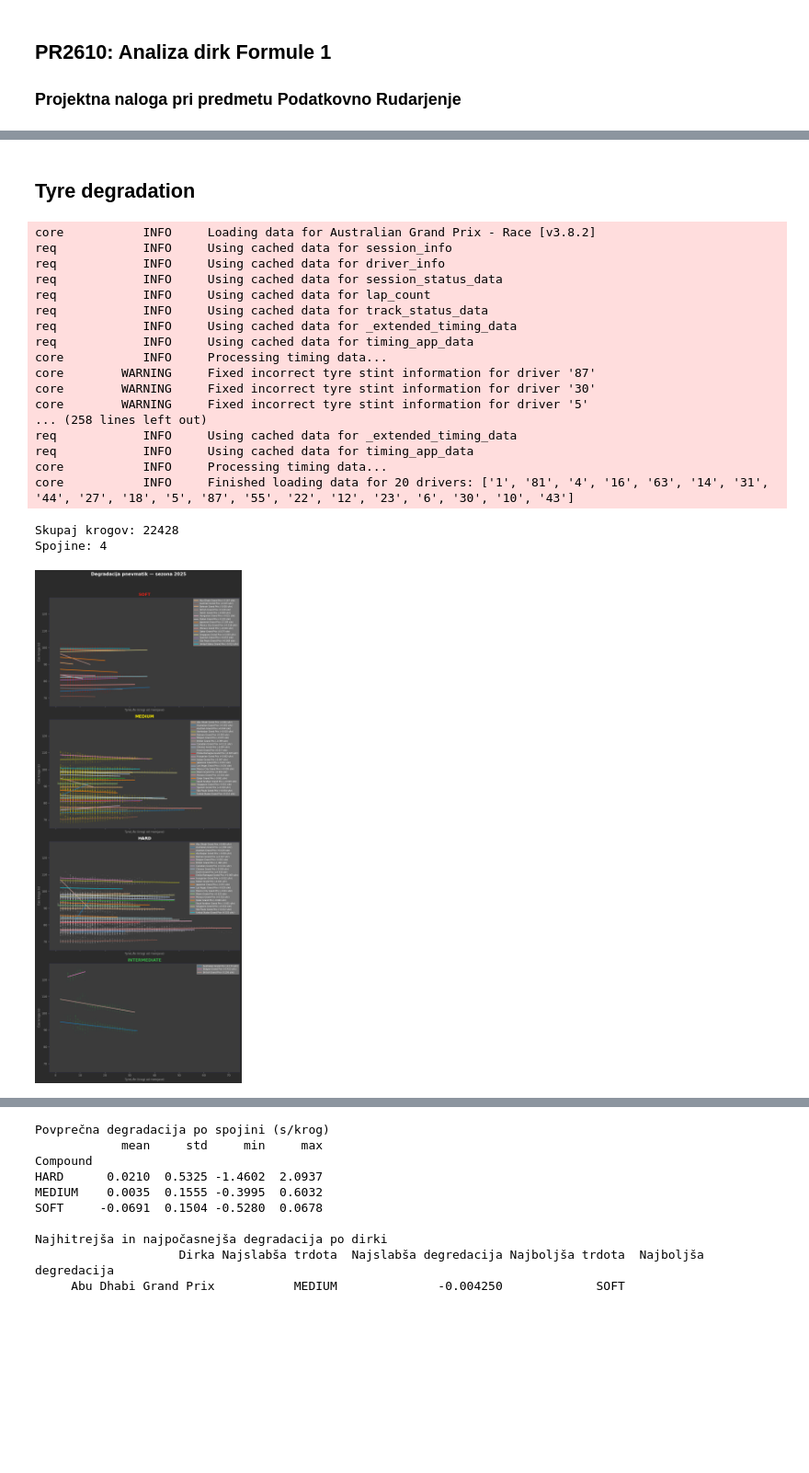
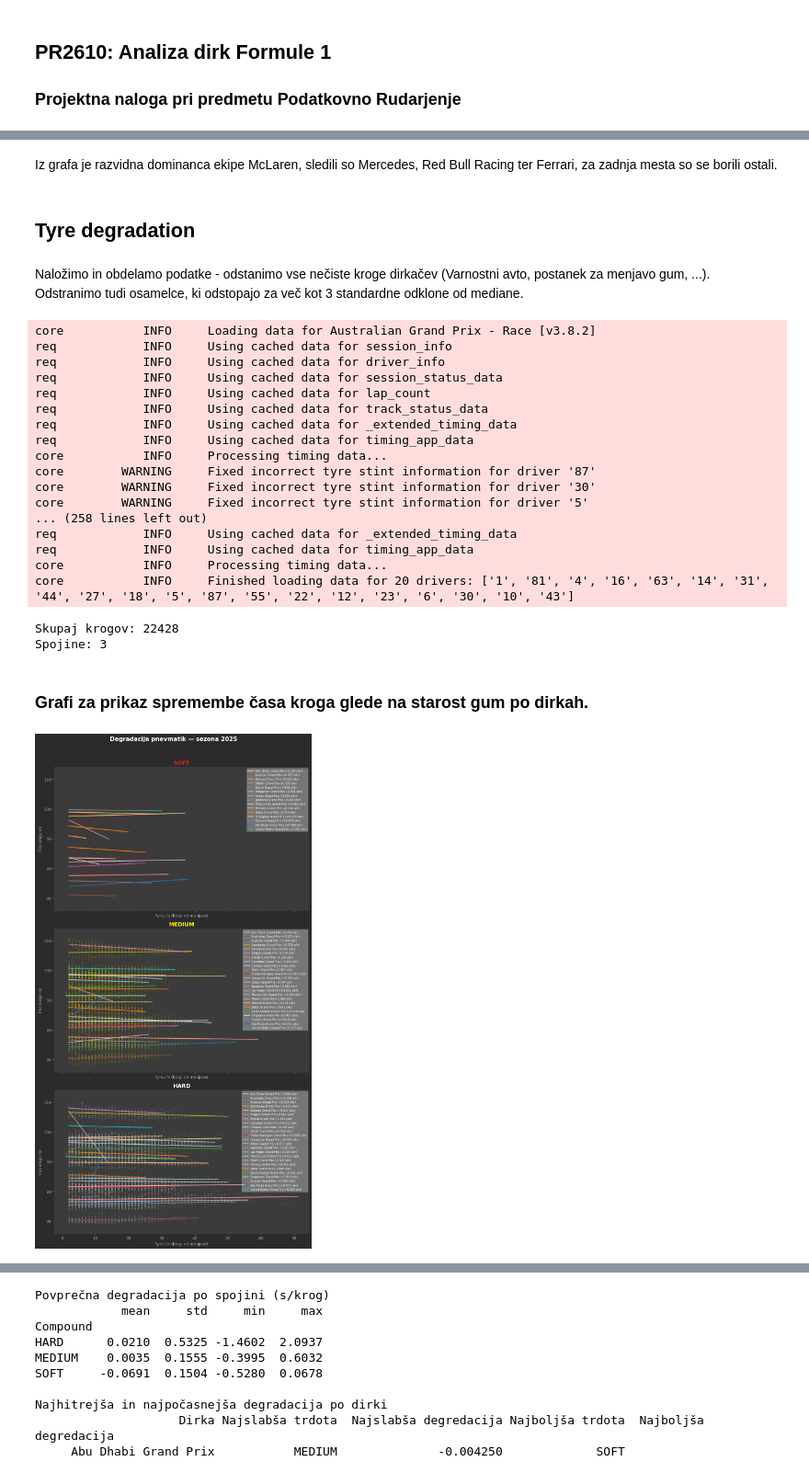
Before and after one commit to matic-zakelj/PR2610, a Jupyter notebook: f1.ipynb, the cells around one changed output, grey strips where cells are left out. Shown at 92% size. Cells and saved outputs as stored; diff of their text form; code cells hidden in the pictures; blank space fills up the shorter version.

```diff
--- a/f1.ipynb
+++ b/f1.ipynb
@@ -42,7 +44,13 @@ COMPOUND_COLORS = {
     'INTERMEDIATE':  '#39B54A',
     'WET':    '#0067FF',
 }
-MIN_LAPS_FOR_FIT = 10    # najmanjše število krogov za regresijsko premico
+PRIMARY_TYRES = ['SOFT', 'MEDIUM', 'HARD']
+ALL_TYRES = ['SOFT','MEDIUM', 'HARD', 'INTERMEDIATE', 'WET']
+DRY_LAPS_ONLY = True # ali zelimo primerjati samo suhe ali pa vse
+CHOSEN_TYRES = (PRIMARY_TYRES if DRY_LAPS_ONLY else ALL_TYRES)
+
+
+MIN_LAPS_FOR_FIT = 5    # najmanjše število krogov za regresijsko premico
 
 COLORS = plt.cm.tab20.colors  # ali 'tab20' za več dirk 'tab10' za manj
 RACE_COLORS = {race: COLORS[i % len(COLORS)] for i, race in enumerate(RACES)}
@@ -119,5 +137,9 @@ req            INFO     Using cached data for driver_info
+# %% [markdown]
+Iz grafa je razvidna dominanca ekipe McLaren, sledili so Mercedes, Red Bull Racing ter Ferrari, za zadnja mesta so se borili ostali.
 # %% [markdown]
 ## Tyre degradation
+# %% [markdown]
+Naložimo in obdelamo podatke - odstanimo vse nečiste kroge dirkačev (Varnostni avto, postanek za menjavo gum, ...). Odstranimo tudi osamelce, ki odstopajo za več kot 3 standardne odklone od mediane.
 # %%
 
 # Funkcije
@@ -151,6 +173,7 @@ def load_race_laps(season: int, race_name: str) -> pd.DataFrame:
             'Compound', 'TyreLife', 'LapTime_s']
     return laps[[c for c in keep if c in laps.columns]].dropna(subset=['LapTime_s', 'TyreLife'])
 
+# Naredimo regresijsko premico
 def degradation_slope(group: pd.DataFrame) -> float:
     """Vrne naklon linearne regresije LapTime/TyreLife (s/krog)."""
     if len(group) < MIN_LAPS_FOR_FIT:
@@ -176,14 +199,13 @@ laps_all = pd.concat(all_laps, ignore_index=True)
 if DRIVERS:
     laps_all = laps_all[laps_all['Driver'].isin(DRIVERS)]
 
-unique_tyres_num = len(laps_all['Compound'].unique())
+
+# Ohrani samo osnovne (brez INT/WET ko ni dež)
+laps_dry = laps_all[laps_all['Compound'].isin(CHOSEN_TYRES)].copy()
+
+unique_tyres_num = len(laps_dry['Compound'].unique())
 print(f"\nSkupaj krogov: {len(laps_all)}")
 print(f"Spojine: {unique_tyres_num}")
-
-# Ohrani samo osnovne (brez INT/WET ko ni dež)
-PRIMARY = ['SOFT', 'MEDIUM', 'HARD']
-ALL_TYRES = ['SOFT','MEDIUM', 'HARD', 'INTERMEDIATE', 'WET']
-laps_dry = laps_all[laps_all['Compound'].isin(ALL_TYRES)].copy()
 # %% [output]
 core           INFO     Loading data for Australian Grand Prix - Race [v3.8.2]
 req            INFO     Using cached data for session_info
@@ -203,12 +225,14 @@ req            INFO     Using cached data for timing_app_data
 core           INFO     Processing timing data...
 core           INFO     Finished loading data for 20 drivers: ['1', '81', '4', '16', '63', '14', '31', '44', '27', '18', '5', '87', '55', '22', '12', '23', '6', '30', '10', '43']
 Skupaj krogov: 22428
-Spojine: 4
+Spojine: 3
+# %% [markdown]
+### Grafi za prikaz spremembe časa kroga glede na starost gum po dirkah.
 # %%
 # Graf 1: Degradacija po spojini (vse dirke skupaj)
 fig, axes = plt.subplots( unique_tyres_num,1, figsize=(10, 6 * unique_tyres_num), sharey=True, sharex=True)
 
-for ax, compound in zip(axes, ALL_TYRES):
+for ax, compound in zip(axes,CHOSEN_TYRES):
     data = laps_dry[laps_dry['Compound'] == compound]
     color = COMPOUND_COLORS[compound]
     text_color = '#1a1a2e' if compound == 'HARD' else color
@@ -222,31 +246,31 @@ for ax, compound in zip(axes, ALL_TYRES):
         if len(rdf) < MIN_LAPS_FOR_FIT:
             continue
         x = rdf['TyreLife'].values
         y = rdf['LapTime_s'].values
         m, b, r, p, _ = stats.linregress(x, y)
         xfit = np.linspace(x.min(), x.max(), 50)
         ax.plot(xfit, m * xfit + b, alpha=0.9, lw=2, color=RACE_COLORS[race],
                 label=f'{race} ({m:+.3f} s/kr)')
 
     # # Skupna regresija
     # if len(data) >= MIN_LAPS_FOR_FIT:
     #     m, b, r, p, _ = stats.linregress(data['TyreLife'], data['LapTime_s'])
     #     xfit = np.linspace(data['TyreLife'].min(), data['TyreLife'].max(), 100)
     #     ax.plot(xfit, m * xfit + b, color=color, lw=2.5, zorder=5,
     #             label=f'Skupaj: {m:+.3f} s/kr (R²={r**2:.2f})')
 
     ax.set_title(compound, color=color, fontsize=14, fontweight='bold')
     ax.set_xlabel('TyreLife (krogi od menjave)', color='#aaaaaa')
     ax.set_ylabel('Čas kroga (s)', color='#aaaaaa')
     ax.tick_params(colors='#aaaaaa')
     ax.spines[:].set_color('#333355')
     ax.legend(fontsize=7, framealpha=0.3, labelcolor='white')
     ax.set_facecolor("#3B3B3B")
 
 fig.suptitle(f'Degradacija pnevmatik — sezona {SEASON}',
              color='white', fontsize=15, fontweight='bold', y=1.02)
 plt.tight_layout()
 fig.patch.set_facecolor("#2B2B2B")
 plt.show()
 # %% [output]
-[figure, old version]
+[figure, new version]
```
Also changed, not shown: parts of 17 cells of this notebook, 1 other file.
